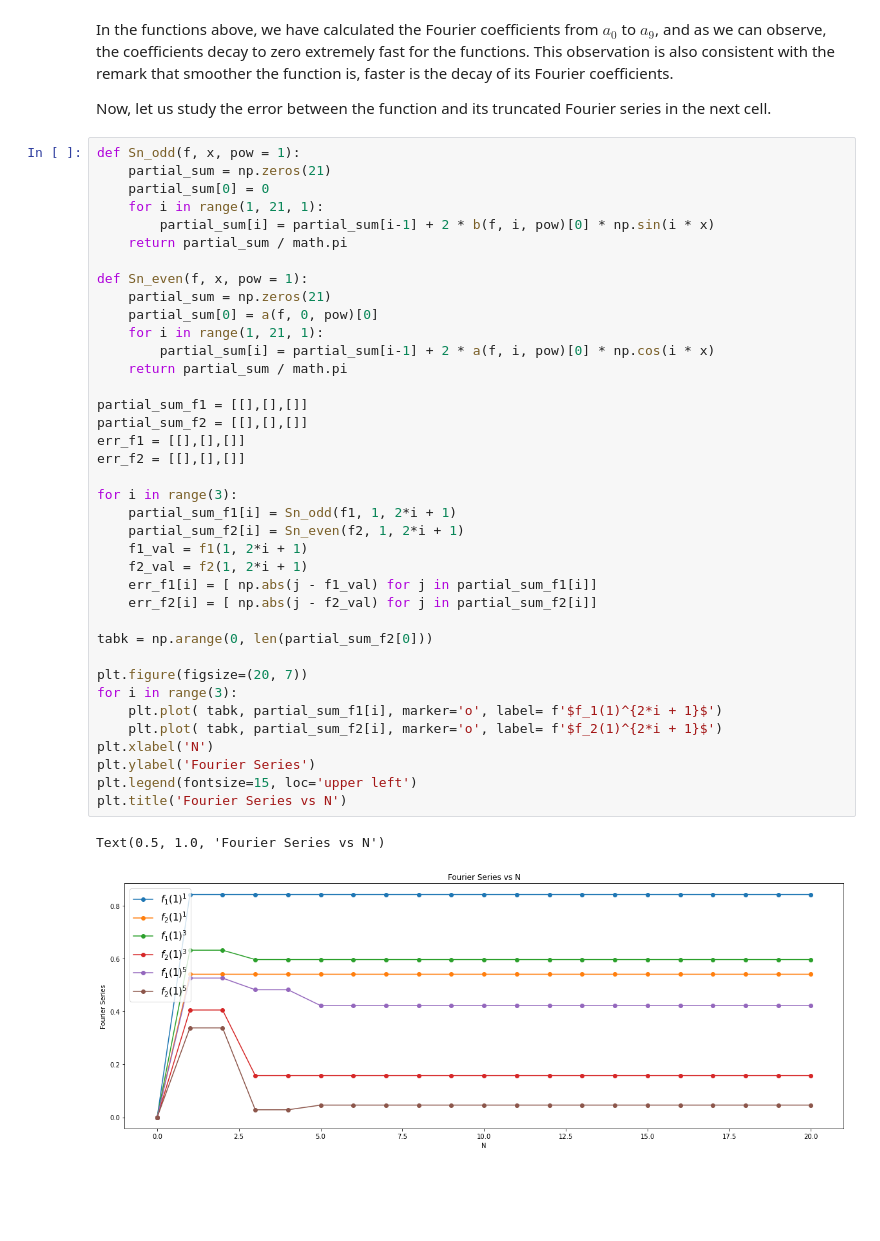
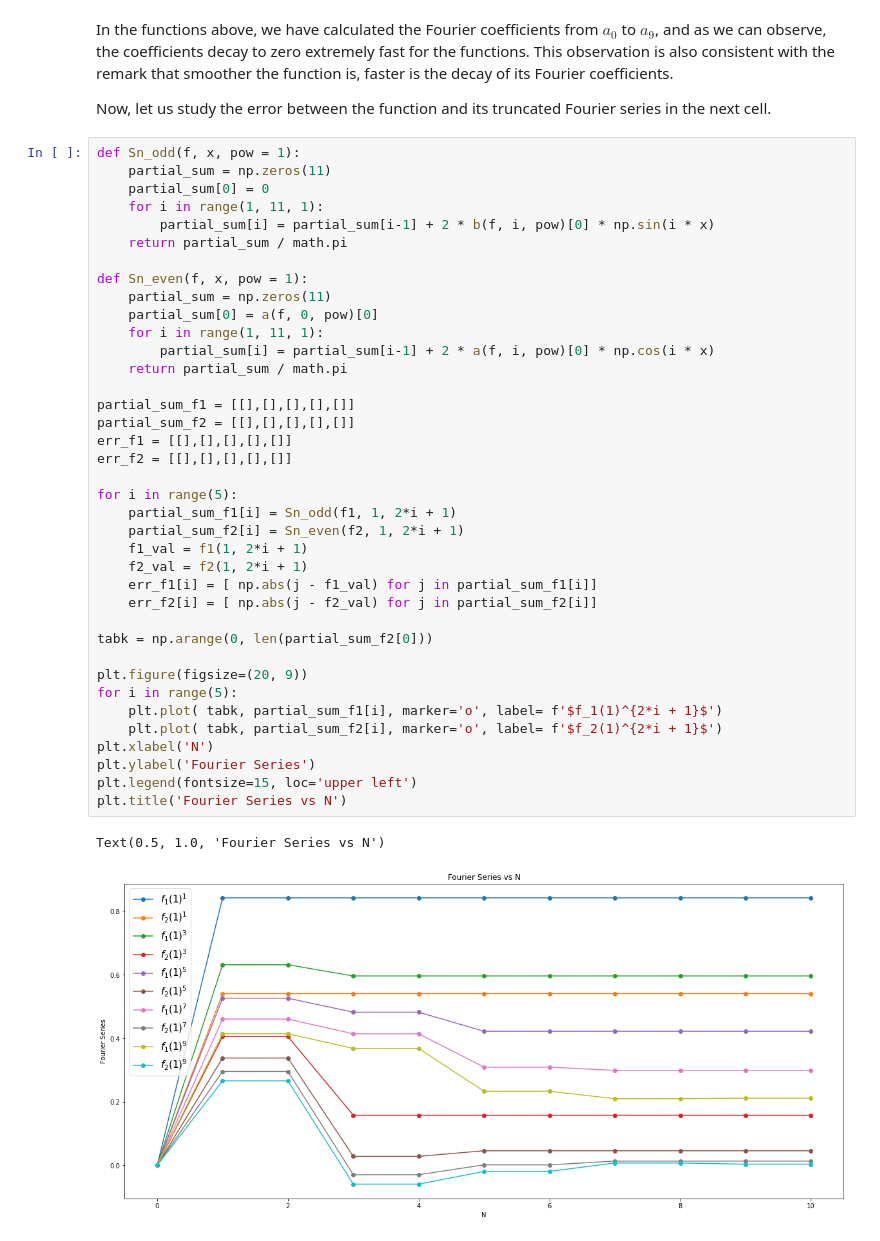
Before and after one commit to vrushank-agrawal/MAA106, a Jupyter notebook: MAA106 - project.ipynb, the cells around one changed output. Cells and saved outputs as stored; diff of their text form; blank space fills up the shorter version.

```diff
--- a/MAA106 - project.ipynb
+++ b/MAA106 - project.ipynb
@@ -127,43 +127,43 @@ In the functions above, we have calculated the Fourier coefficients from $a_0$ t
 Now, let us study the error between the function and its truncated Fourier series in the next cell.
 # %%
 def Sn_odd(f, x, pow = 1):
-    partial_sum = np.zeros(21)
+    partial_sum = np.zeros(11)
     partial_sum[0] = 0
-    for i in range(1, 21, 1):
+    for i in range(1, 11, 1):
         partial_sum[i] = partial_sum[i-1] + 2 * b(f, i, pow)[0] * np.sin(i * x)
     return partial_sum / math.pi
 
 def Sn_even(f, x, pow = 1):
-    partial_sum = np.zeros(21)
+    partial_sum = np.zeros(11)
     partial_sum[0] = a(f, 0, pow)[0]
-    for i in range(1, 21, 1):
+    for i in range(1, 11, 1):
         partial_sum[i] = partial_sum[i-1] + 2 * a(f, i, pow)[0] * np.cos(i * x)
     return partial_sum / math.pi
 
-partial_sum_f1 = [[],[],[]]
-partial_sum_f2 = [[],[],[]]
-err_f1 = [[],[],[]]
-err_f2 = [[],[],[]]
+partial_sum_f1 = [[],[],[],[],[]]
+partial_sum_f2 = [[],[],[],[],[]]
+err_f1 = [[],[],[],[],[]]
+err_f2 = [[],[],[],[],[]]
 
-for i in range(3):
+for i in range(5):
     partial_sum_f1[i] = Sn_odd(f1, 1, 2*i + 1)
     partial_sum_f2[i] = Sn_even(f2, 1, 2*i + 1)
     f1_val = f1(1, 2*i + 1)
     f2_val = f2(1, 2*i + 1)
     err_f1[i] = [ np.abs(j - f1_val) for j in partial_sum_f1[i]]
     err_f2[i] = [ np.abs(j - f2_val) for j in partial_sum_f2[i]]
 
 tabk = np.arange(0, len(partial_sum_f2[0]))
 
-plt.figure(figsize=(20, 7))
-for i in range(3):
+plt.figure(figsize=(20, 9))
+for i in range(5):
     plt.plot( tabk, partial_sum_f1[i], marker='o', label= f'$f_1(1)^{2*i + 1}$')
     plt.plot( tabk, partial_sum_f2[i], marker='o', label= f'$f_2(1)^{2*i + 1}$')
 plt.xlabel('N')
 plt.ylabel('Fourier Series')
 plt.legend(fontsize=15, loc='upper left')
 plt.title('Fourier Series vs N')
 # %% [output]
 Text(0.5, 1.0, 'Fourier Series vs N')
-[figure, old version]
+[figure, new version]
 # %% [markdown]
```
Also changed, not shown: parts of 3 cells of this notebook.
